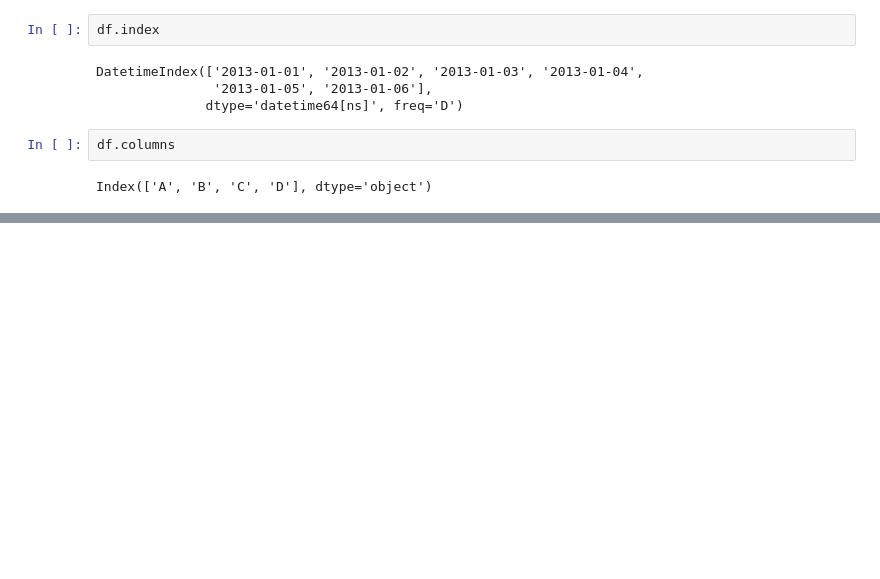
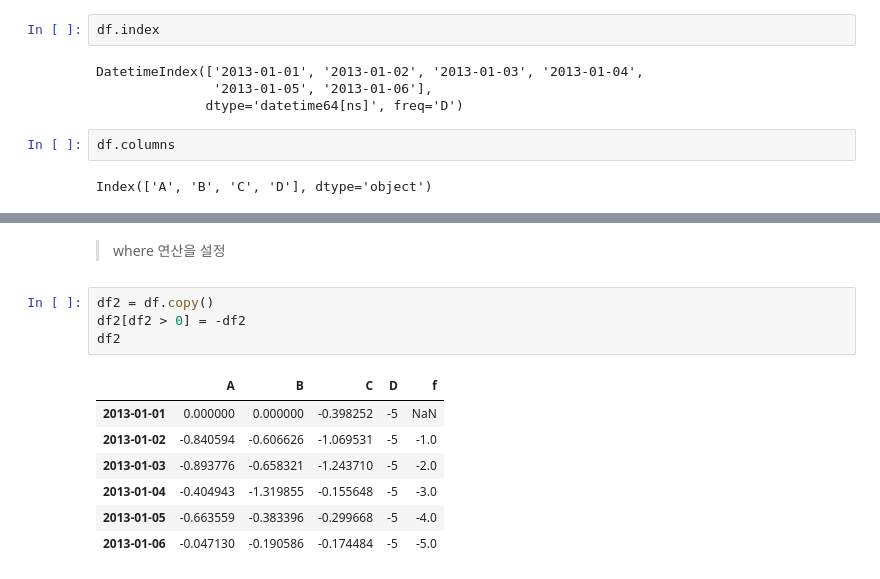
Before and after one commit to JH-Baik30/myfirstgit, a Jupyter notebook: 10_Minutes_to_Pandas.ipynb, the cells around one changed output, grey strips where cells are left out. Saved outputs shown, nothing was run; the diff lists cells and outputs as text; blank space fills up the shorter version.

```diff
--- a/10_Minutes_to_Pandas.ipynb
+++ b/10_Minutes_to_Pandas.ipynb
@@ -299,0 +396,14 @@ df.iloc[:,1:3]
+# %% [markdown]
+> where 연산을 설정
+# %%
+df2 = df.copy()
+df2[df2 > 0] = -df2
+df2
+# %% [output]
+|  | A | B | C | D | f |
+| 2013-01-01 | 0.000000 | 0.000000 | -0.398252 | -5 | NaN |
+| 2013-01-02 | -0.840594 | -0.606626 | -1.069531 | -5 | -1.0 |
+| 2013-01-03 | -0.893776 | -0.658321 | -1.243710 | -5 | -2.0 |
+| 2013-01-04 | -0.404943 | -1.319855 | -0.155648 | -5 | -3.0 |
+| 2013-01-05 | -0.663559 | -0.383396 | -0.299668 | -5 | -4.0 |
+| 2013-01-06 | -0.047130 | -0.190586 | -0.174484 | -5 | -5.0 |
```
Also changed, not shown: parts of 83 cells of this notebook.
